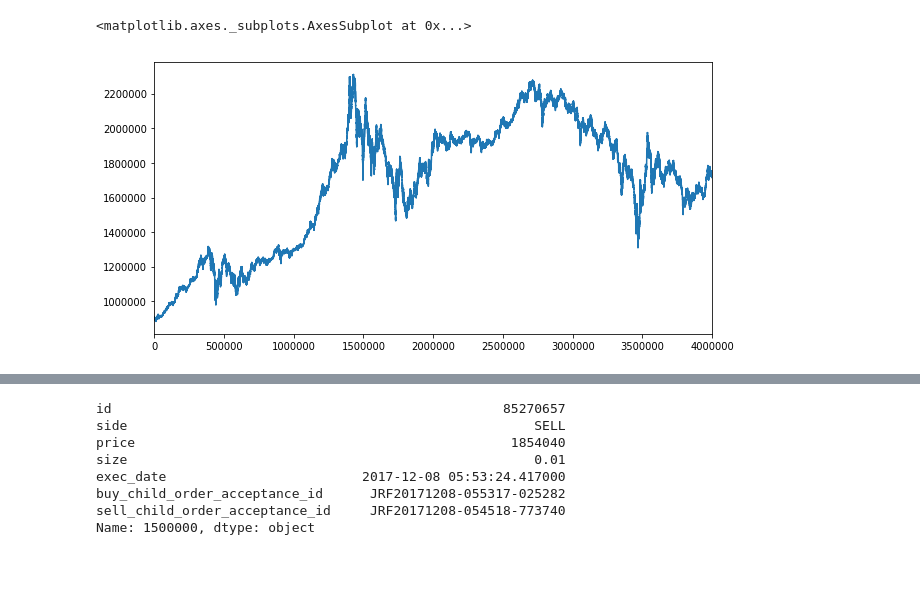
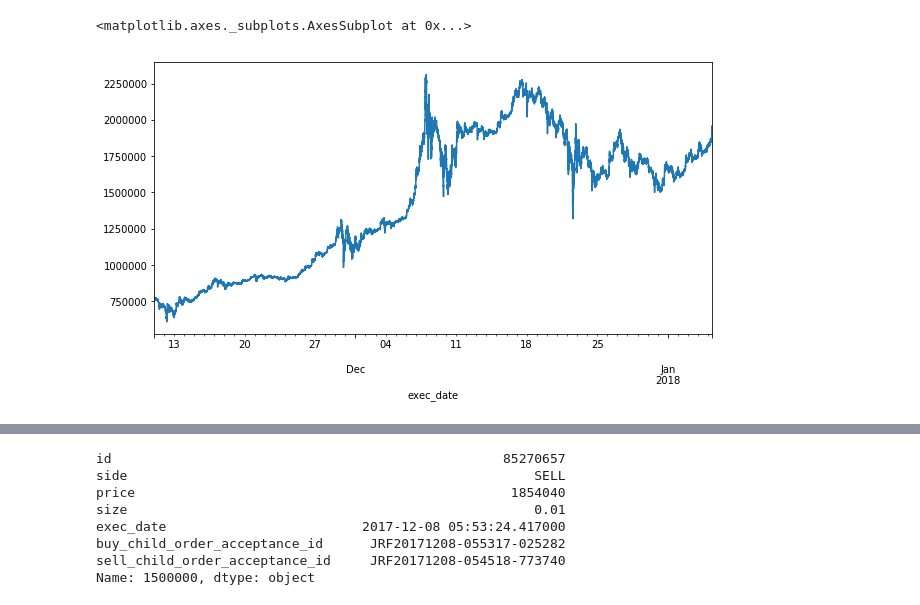
Before and after one commit to threepipes/PyBitTrader, a Jupyter notebook: simulation.ipynb, the cells around one changed output, grey strips where cells are left out. Cells and saved outputs as stored; diff of their text form; code cells hidden in the pictures; blank space fills up the shorter version.

```diff
--- a/simulation.ipynb
+++ b/simulation.ipynb
@@ -12,5 +12,5 @@ pd.read_sql('select count(*) from history', con)
 # %%
-df = pd.read_sql_query('select * from history limit 4000000 offset 5000000', con)
+df = pd.read_sql_query('select * from history limit 6000000 offset 4000000', con)
 df
 # %% [output]
 |  | id | side | price | size | exec_date | buy_child_order_acceptance_id | sell_child_order_acceptance_id |
@@ -33,0 +34,7 @@ df
+# %%
+df.exec_date = pd.to_datetime(df.exec_date)
+df = df.set_index('exec_date')
+# %%
+df = df['2000':]
+bench_price = df.price.resample('1Min').mean().fillna(method='ffill')
+bench_price
@@ -35,7 +98,7 @@ df
 from matplotlib import pyplot as plt
 %matplotlib inline
 # %%
-df.price.plot(figsize=(10, 5))
+bench_price.plot(figsize=(10, 5))
 # %% [output]
 <matplotlib.axes._subplots.AxesSubplot at 0x...>
-[figure, old version]
+[figure, new version]
```
Also changed, not shown: parts of 35 cells of this notebook, 6 other files.
